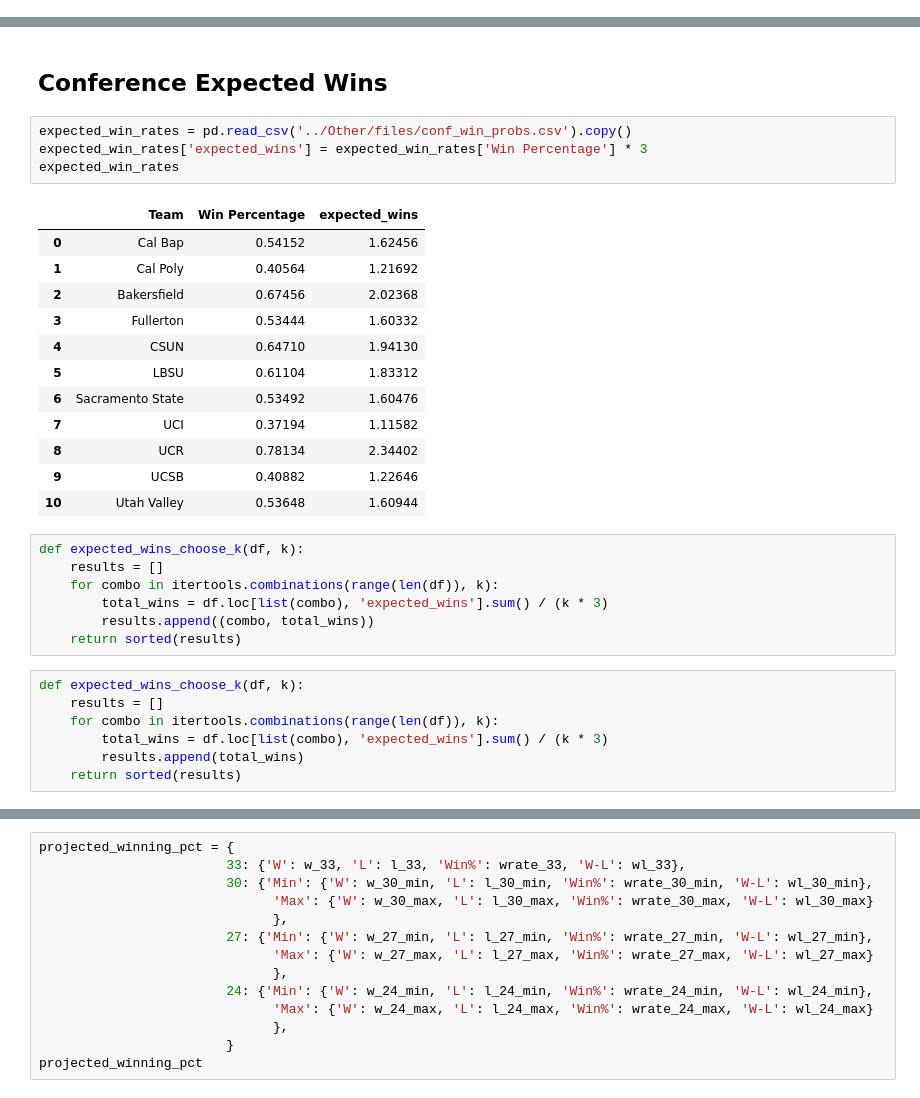
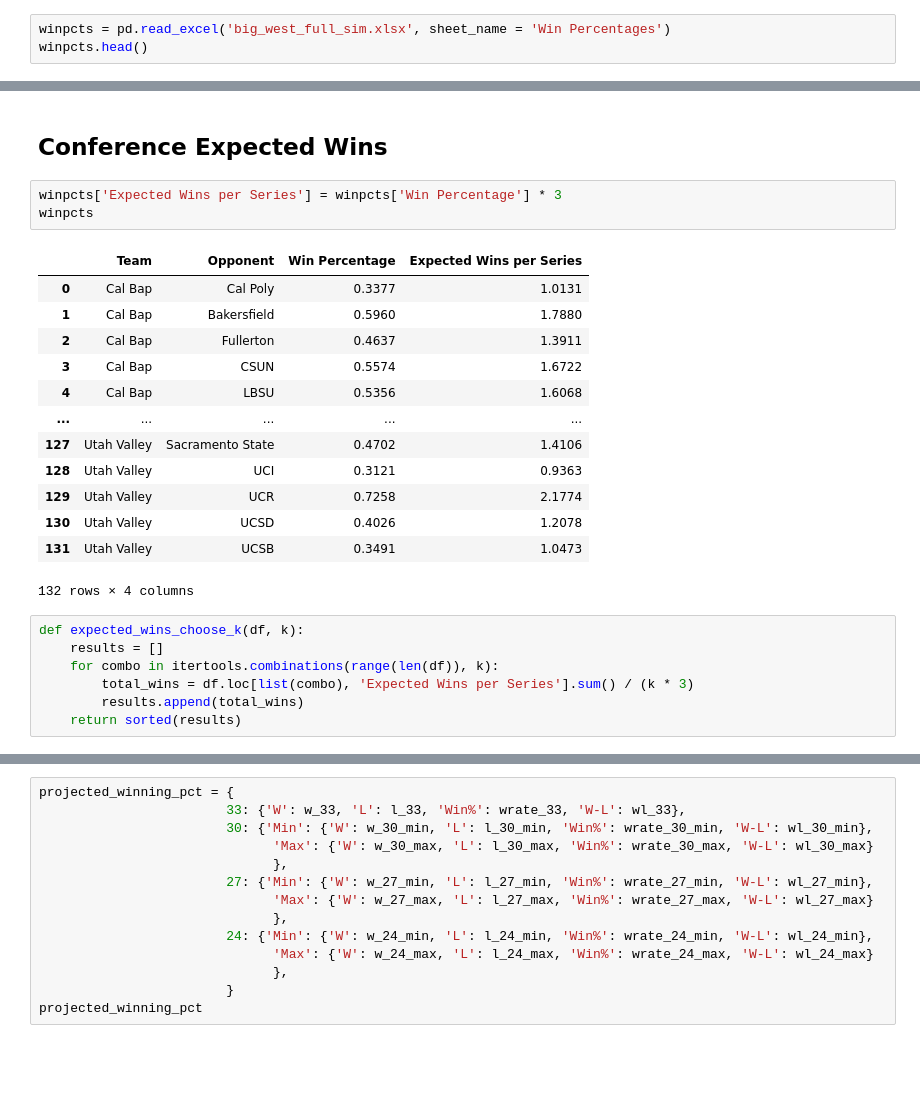
Before and after one commit to jackkalsched/UCSD_Baseball_25, a Jupyter notebook: Other/schedule_optimization.ipynb, the cells around one changed output, grey strips where cells are left out. Drawn from its saved outputs; the diff is of its cells as text; blank space fills up the shorter version.

```diff
--- a/Other/schedule_optimization.ipynb
+++ b/Other/schedule_optimization.ipynb
@@ -197,0 +310,3 @@ Simulation results written to simulated_season_results.xlsx
+# %%
+winpcts = pd.read_excel('big_west_full_sim.xlsx', sheet_name = 'Win Percentages')
+winpcts.head()
@@ -198,35 +320,28 @@ Simulation results written to simulated_season_results.xlsx
 # %% [markdown]
 ## Conference Expected Wins
-# %%
-expected_win_rates = pd.read_csv('../Other/files/conf_win_probs.csv').copy()
-expected_win_rates['expected_wins'] = expected_win_rates['Win Percentage'] * 3
-expected_win_rates
-# %% [output]
-|  | Team | Win Percentage | expected_wins |
-| 0 | Cal Bap | 0.54152 | 1.62456 |
-| 1 | Cal Poly | 0.40564 | 1.21692 |
-| 2 | Bakersfield | 0.67456 | 2.02368 |
-| 3 | Fullerton | 0.53444 | 1.60332 |
-| 4 | CSUN | 0.64710 | 1.94130 |
-| 5 | LBSU | 0.61104 | 1.83312 |
-| 6 | Sacramento State | 0.53492 | 1.60476 |
-| 7 | UCI | 0.37194 | 1.11582 |
-| 8 | UCR | 0.78134 | 2.34402 |
-| 9 | UCSB | 0.40882 | 1.22646 |
-| 10 | Utah Valley | 0.53648 | 1.60944 |
+# %%
+winpcts['Expected Wins per Series'] = winpcts['Win Percentage'] * 3
+winpcts
+# %% [output]
+|  | Team | Opponent | Win Percentage | Expected Wins per Series |
+| 0 | Cal Bap | Cal Poly | 0.3377 | 1.0131 |
+| 1 | Cal Bap | Bakersfield | 0.5960 | 1.7880 |
+| 2 | Cal Bap | Fullerton | 0.4637 | 1.3911 |
+| 3 | Cal Bap | CSUN | 0.5574 | 1.6722 |
+| 4 | Cal Bap | LBSU | 0.5356 | 1.6068 |
+| ... | ... | ... | ... | ... |
+| 127 | Utah Valley | Sacramento State | 0.4702 | 1.4106 |
+| 128 | Utah Valley | UCI | 0.3121 | 0.9363 |
+| 129 | Utah Valley | UCR | 0.7258 | 2.1774 |
+| 130 | Utah Valley | UCSD | 0.4026 | 1.2078 |
+| 131 | Utah Valley | UCSB | 0.3491 | 1.0473 |
+132 rows × 4 columns
 # %%
 def expected_wins_choose_k(df, k):
     results = []
     for combo in itertools.combinations(range(len(df)), k):
-        total_wins = df.loc[list(combo), 'expected_wins'].sum() / (k * 3)
-        results.append((combo, total_wins))
+        total_wins = df.loc[list(combo), 'Expected Wins per Series'].sum() / (k * 3)
+        results.append(total_wins)
     return sorted(results)
-# %%
-def expected_wins_choose_k(df, k):
-    results = []
-    for combo in itertools.combinations(range(len(df)), k):
-        total_wins = df.loc[list(combo), 'expected_wins'].sum() / (k * 3)
-        results.append(total_wins)
-    return sorted(results)
 # %%
 ## 33 games
```
Also changed, not shown: parts of 9 cells of this notebook, 4 other files.
